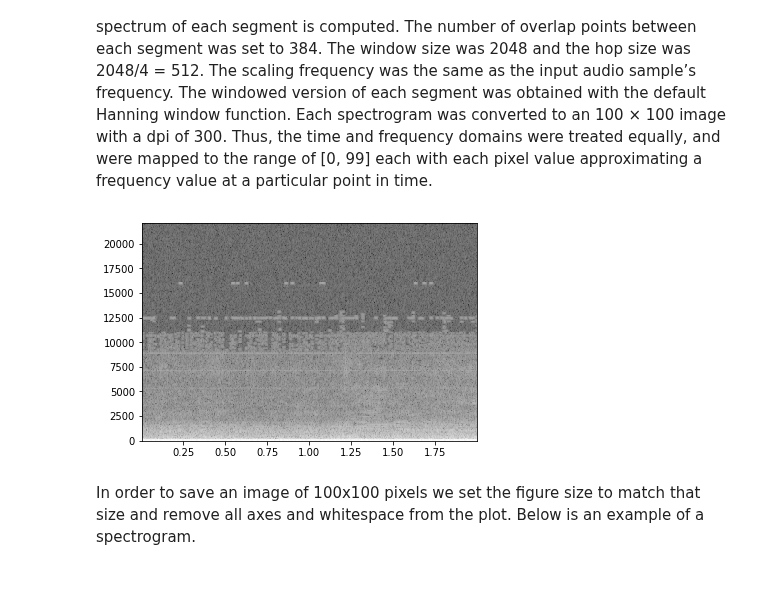
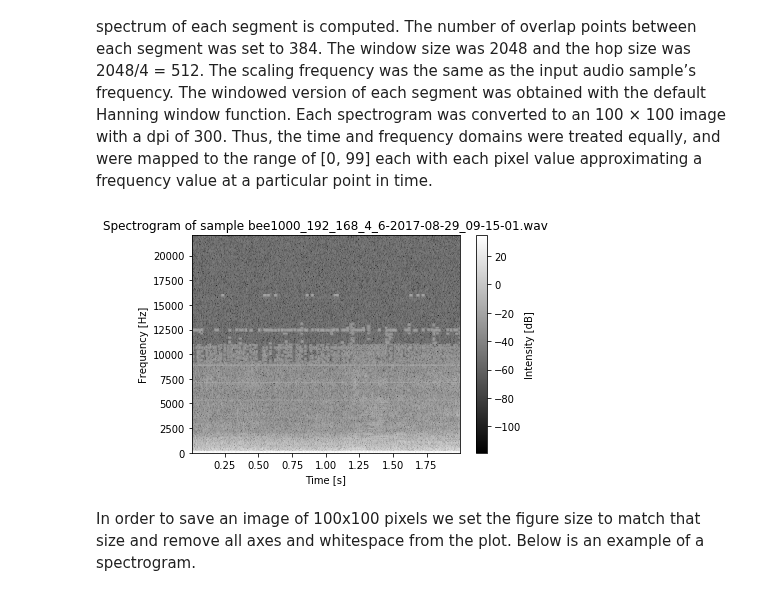
Before and after one commit to EWouters/Large-Scale-Machine-Learning-and-Deep-Learning---ID-2223, a Jupyter notebook: Lab/Final Project/Code/ScalableFinal.ipynb, the cells around one changed output. Saved outputs shown, nothing was run; the diff lists cells and outputs as text; code cells hidden in the pictures.

Commit message:
Added nice axes on sample spectrogram and selected samples for test set

```diff
--- a/Lab/Final Project/Code/ScalableFinal.ipynb
+++ b/Lab/Final Project/Code/ScalableFinal.ipynb
@@ -89,16 +95,18 @@ domains were treated equally, and were mapped to the range of [0, 99] each with
 approximating a frequency value at a particular point in time.
 # %%
 # https://matplotlib.org/api/_as_gen/matplotlib.pyplot.specgram.html
-
+cmap='gray' # 'jet' 'None'
 spectrum, freqs, t, im = plt.specgram(samples, NFFT=512, Fs=sample_rate, Fc=0, detrend=plt.mlab.detrend_none,
          window=plt.mlab.window_hanning, noverlap=384,
-         cmap='gray', xextent=None, pad_to=None, sides='default',
+         cmap=cmap, xextent=None, pad_to=None, sides='default',
          scale_by_freq=True, mode='default', scale='default')
-# cmap='jet'
-# cmap='gray'
-# cmap=None
+
+im.figure.axes[0].set_xlabel("Time [s]")
+im.figure.axes[0].set_ylabel("Frequency [Hz]")
+im.figure.axes[0].set_title("Spectrogram of sample {}".format(bee_files[0]))
+plt.colorbar().set_label('Intensity [dB]')
 # %% [output]
-[figure, old version]
+[figure, new version]
 # %% [markdown]
 In order to save an image of 100x100 pixels we set the figure size to match that size and remove all axes and whitespace from the plot. Below is an example of a spectrogram.
 # %%
```
Also changed, not shown: parts of 17 cells of this notebook.
